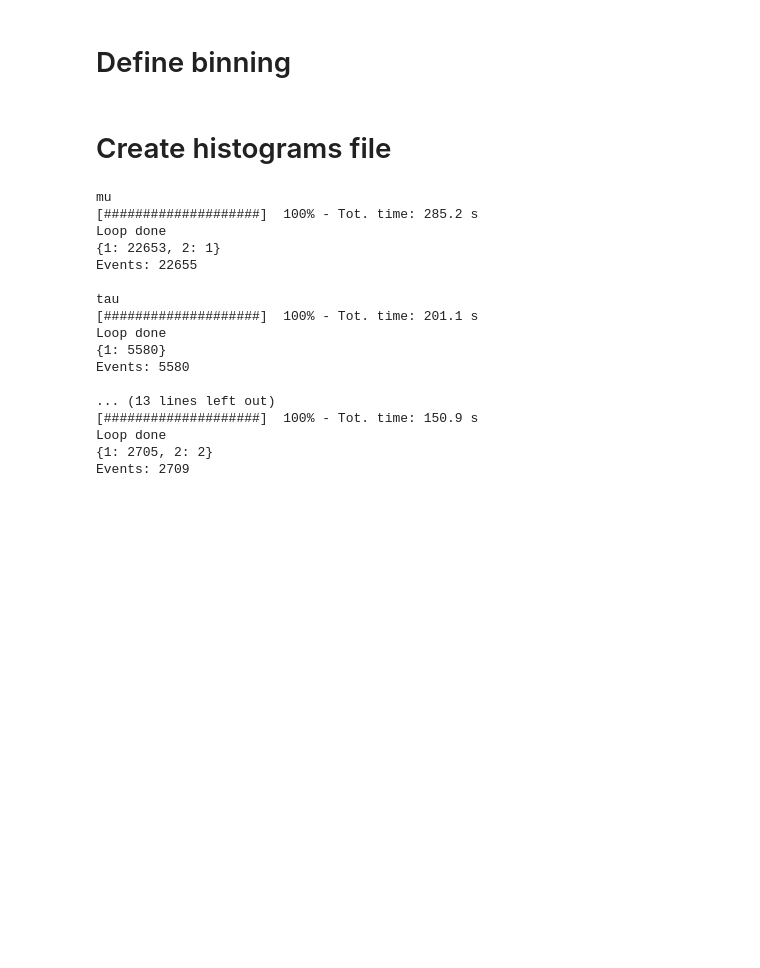
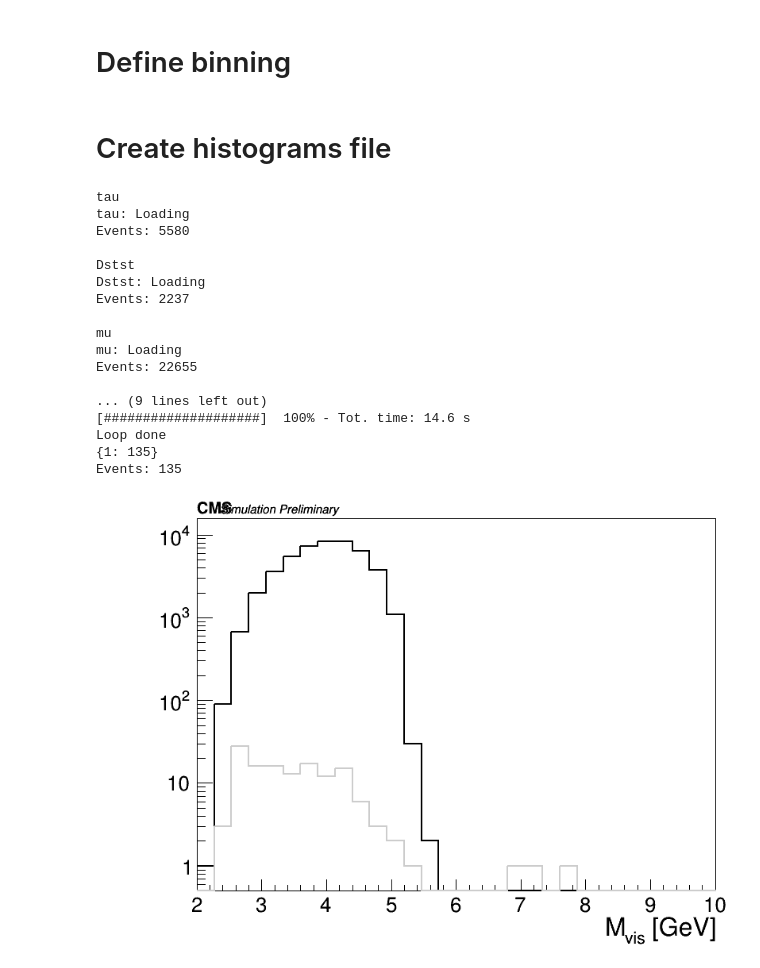
Before and after one commit to ocerri/BPH_RD_Analysis, a Jupyter notebook: plot_scripts/FitDistributionStudy.ipynb, the cells around one changed output. Drawn from its saved outputs; the diff is of its cells as text; code cells hidden in the pictures; blank space fills up the shorter version.

Commit message:
data MC

```diff
--- a/plot_scripts/FitDistributionStudy.ipynb
+++ b/plot_scripts/FitDistributionStudy.ipynb
@@ -40,7 +42,8 @@ colors = {'data':rt.kBlack,
           'mu': rt.kAzure+1,
           'tau': rt.kRed-4,
           'Hc':rt.kGreen+1,
-          'Dstst': rt.kMagenta-7
+          'Dstst': rt.kViolet-7,
+          'combDstMum' : rt.kGray
          }
 # %% [markdown]
 # Define binning
@@ -72,16 +76,16 @@ file_loc = {
 }
 # %%
 def trigger_selection(ev):
-    #high pt
-#     aux = ev.trgMu_HLT_Mu12_IP6 == 1
-#     aux &= ev.trgMu_pt > 12.1
+    if trgMu_pt_region == 'high':
+        aux = ev.trgMu_HLT_Mu12_IP6 == 1
+        aux &= ev.trgMu_pt > 12.1
+    elif trgMu_pt_region == 'mid':
+        aux = ev.trgMu_HLT_Mu12_IP6 == 0
+        aux &= ev.trgMu_HLT_Mu9_IP6 == 1
+        aux &= ev.trgMu_pt > 9.1
+        aux &= ev.trgMu_pt < 11.9
 
-    #mid pt
-    aux = ev.trgMu_HLT_Mu12_IP6 == 0
-    aux &= ev.trgMu_HLT_Mu9_IP6 == 1
-    aux &= ev.trgMu_pt > 9.1
-    aux &= ev.trgMu_pt < 11.9
-
+    aux &= ev.trgMu_eta < 2.4
     aux &= ev.trgMu_sigdxy > 7
     return aux
 # %%
@@ -104,7 +108,7 @@ def candidate_selection(j, ev):
     aux &= ev.cos_D0pismu_PV[j] > 0.99
     aux &= ev.q2_D0pismu[j] > binning['q2'][0]
     aux &= ev.q2_D0pismu[j] < binning['q2'][-1]
-    aux &= ev.mass_D0pismu[j] < 7.
+    aux &= ev.mass_D0pismu[j] < 10.
     if not aux:
         return False
 
@@ -119,7 +123,7 @@ def candidate_selection(j, ev):
     return True
 # %%
 dSet = {}
-recreate = True
+recreate = False
 for n, filepath in file_loc.iteritems():
     print n
     fskimmed_name = 'tmp/' + n + '.root'
@@ -148,7 +152,7 @@ for n, filepath in file_loc.iteritems():
                 N_acc += 1
                 aux = (ev.q2_D0pismu[j], ev.Est_mu_D0pismu[j], ev.M2_miss_D0pismu[j], ev.mass_D0pismu[j])
                 aux += (ev.trgMu_pt, ev.trgMu_sigdxy)
-                if not n == 'data':
+                if not n in ['data', 'combDstMum']:
                     aux += (ev.MC_B_pt, ev.MC_B_eta)
                 if n == 'tau' or n == 'mu':
                     aux += (
@@ -173,7 +177,7 @@ for n, filepath in file_loc.iteritems():
         print dic
 
         leafs_names = ['q2', 'Est_mu', 'M2_miss', 'M_vis', 'trgMu_pt', 'trgMu_sigdxy']
-        if not n == 'data':
+        if not n in ['data', 'combDstMum']:
             leafs_names += ['MC_B_pt', 'MC_B_eta']
         if n == 'tau' or n == 'mu':
             leafs_names += ['wh_CLNCentral', 'wh_CLNR0Down', 'wh_CLNR0Up', 'wh_CLNR1Down', 'wh_CLNR1Up', 'wh_CLNR2Down', 'wh_CLNR2Up', 'wh_CLNRhoSqDown', 'wh_CLNRhoSqUp']
@@ -191,23 +195,41 @@ for n, filepath in file_loc.iteritems():
     print 'Events:', dSet[n][aux].shape[0]
     print ''
 # %% [output]
+tau
+tau: Loading
+Events: 5580
+
+Dstst
+Dstst: Loading
+Events: 2237
+
 mu
-[####################]  100% - Tot. time: 285.2 s
-Loop done
-{1: 22653, 2: 1}
+mu: Loading
 Events: 22655
 
-tau
-[####################]  100% - Tot. time: 201.1 s
+... (9 lines left out)
+[####################]  100% - Tot. time: 14.6 s
 Loop done
-{1: 5580}
-Events: 5580
-
-... (13 lines left out)
-[####################]  100% - Tot. time: 150.9 s
-Loop done
-{1: 2705, 2: 2}
-Events: 2709
+{1: 135}
+Events: 135
+# %%
+h = create_TH1D(dSet['data']['M_vis'], name='h_data_M_vis', title='',
+                binning=[30,2,10],
+                opt='underflow,overflow',
+                axis_title=['M_{vis} [GeV]', '']
+               )
+
+h2 = create_TH1D(dSet['combDstMum']['M_vis'], name='h_comb_M_vis', title='',
+                binning=h.binning,
+                opt='underflow,overflow',
+               )
+h2.SetLineColor(colors['combDstMum'])
+
+c = drawOnCMSCanvas(CMS_lumi, [h, h2], 'same')
+c.Draw()
+c.SetLogy()
+# %% [output]
+[figure, added]
 # %%
 class PTCalibration:
     def __init__(self, calibration_dic=None, calibration_file=None):
```
Also changed, not shown: parts of 5 cells of this notebook, 8 other files.
